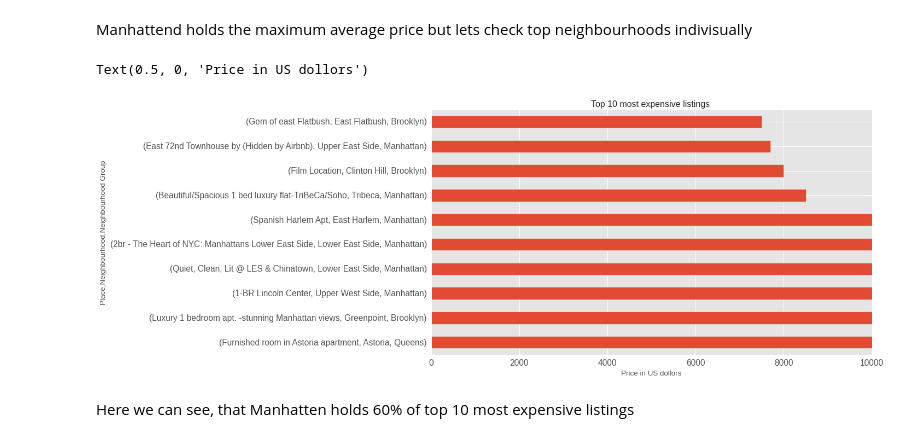
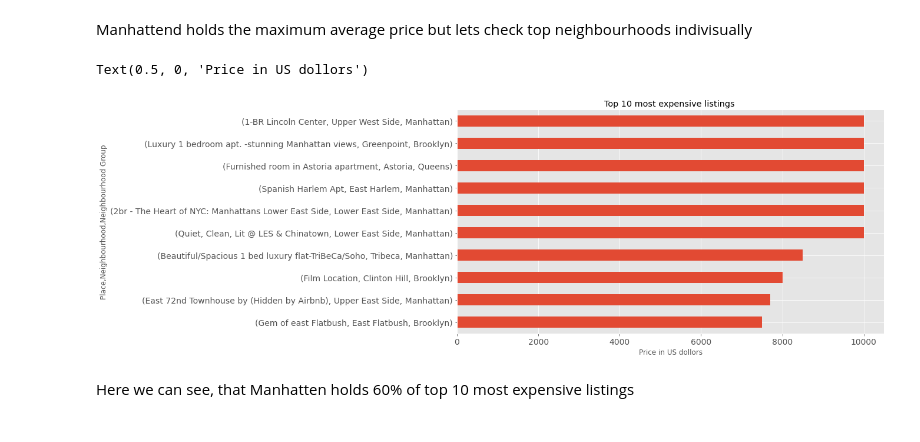
Before and after one commit to aaravpanchal/Ted-Talk-Views-Prediction-, a Jupyter notebook: EDA_AIRBNB_NYC_2019.ipynb, the cells around one changed output. Saved outputs shown, nothing was run; the diff lists cells and outputs as text; code cells hidden in the pictures.

```diff
--- a/EDA_AIRBNB_NYC_2019.ipynb
+++ b/EDA_AIRBNB_NYC_2019.ipynb
@@ -199,14 +189,15 @@ Here we can clearly see that Manhatten has very high density of listing where as
 Manhattend holds the maximum average price but lets check top neighbourhoods indivisually
 # %%
 #top 5 neighbourhoods
-newdf.groupby(["name","neighbourhood","neighbourhood_group"]).price.max().sort_values(ascending=False).head(10).plot.barh(figsize=(13,7),fontsize=14)
+Top_listings=newdf.groupby(["name","neighbourhood","neighbourhood_group"]).price.max().sort_values(ascending=False).head(10)
+Top_listings.sort_values().plot.barh(figsize=(13,7),fontsize=14)
 plt.style.use('ggplot')
 plt.title("Top 10 most expensive listings ")
 plt.ylabel("Place,Neighbourhood,Neighbourhood Group")
 plt.xlabel("Price in US dollors")
 # %% [output]
 Text(0.5, 0, 'Price in US dollors')
-[figure, old version]
+[figure, new version]
 # %% [markdown]
 Here we can see, that Manhatten holds 60% of top 10 most expensive listings
 # %% [markdown]
```
Also changed, not shown: parts of 6 cells of this notebook.
